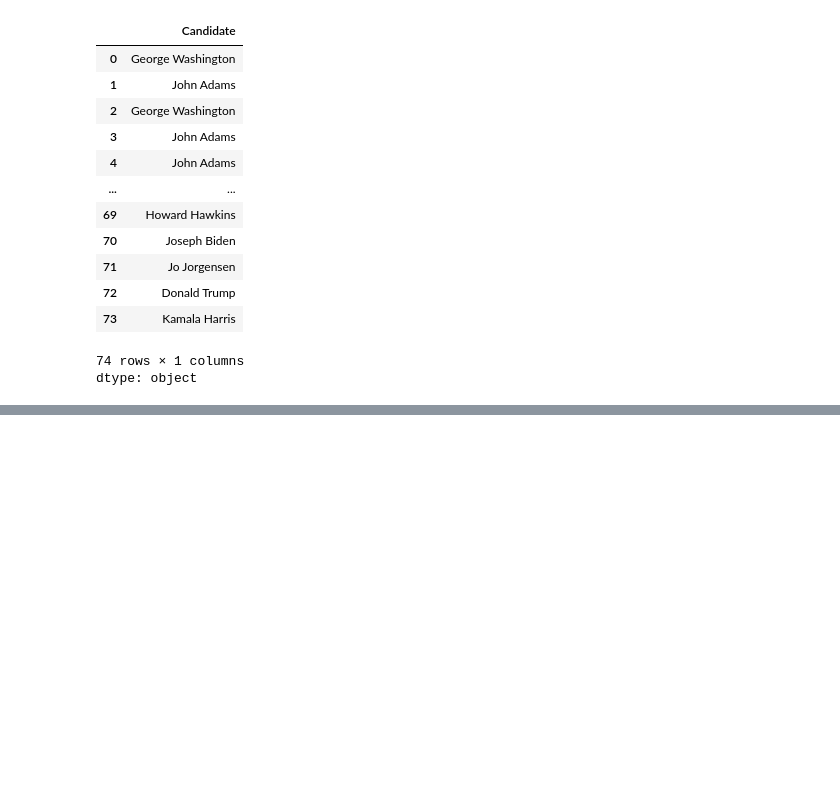
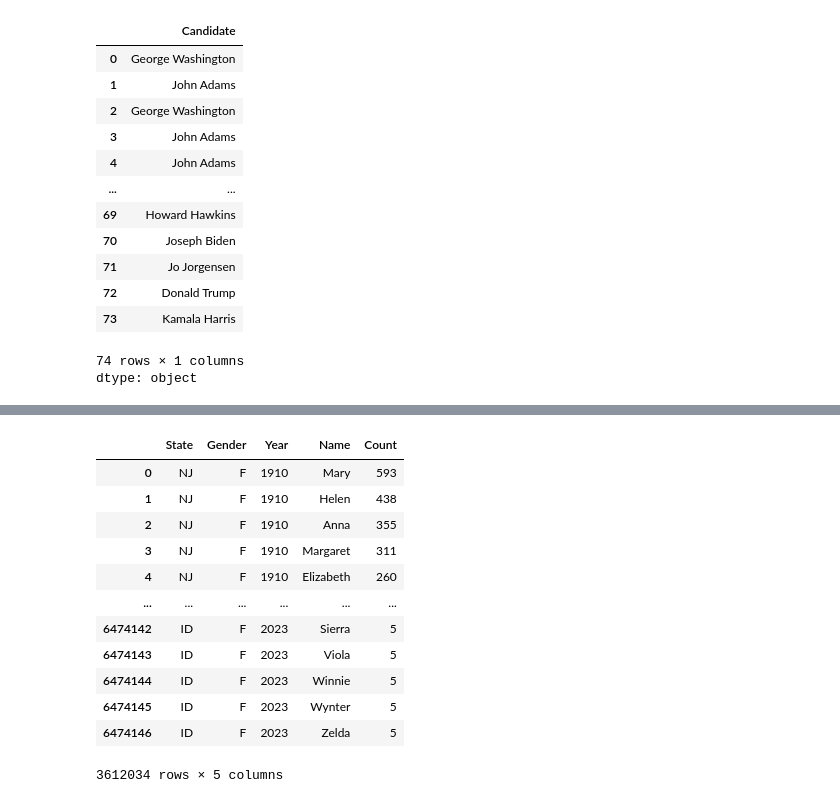
Before and after one commit to AndrewHung87/PandaPractice, a Jupyter notebook: Pandas_II.ipynb, the cells around one changed output, grey strips where cells are left out. Cells and saved outputs as stored; diff of their text form; code cells hidden in the pictures; blank space fills up the shorter version.

```diff
--- a/Pandas_II.ipynb
+++ b/Pandas_II.ipynb
@@ -78,0 +138,2 @@ dtype: object
+# %%
+babynames = pd.read_csv("babynames.csv")
@@ -78,0 +162,16 @@ dtype: object
+# %%
+babynames[(babynames["Gender"] == "F")]
+# %% [output]
+|  | State | Gender | Year | Name | Count |
+| 0 | NJ | F | 1910 | Mary | 593 |
+| 1 | NJ | F | 1910 | Helen | 438 |
+| 2 | NJ | F | 1910 | Anna | 355 |
+| 3 | NJ | F | 1910 | Margaret | 311 |
+| 4 | NJ | F | 1910 | Elizabeth | 260 |
+| ... | ... | ... | ... | ... | ... |
+| 6474142 | ID | F | 2023 | Sierra | 5 |
+| 6474143 | ID | F | 2023 | Viola | 5 |
+| 6474144 | ID | F | 2023 | Winnie | 5 |
+| 6474145 | ID | F | 2023 | Wynter | 5 |
+| 6474146 | ID | F | 2023 | Zelda | 5 |
+3612034 rows × 5 columns
```
Also changed, not shown: parts of 31 cells of this notebook.
